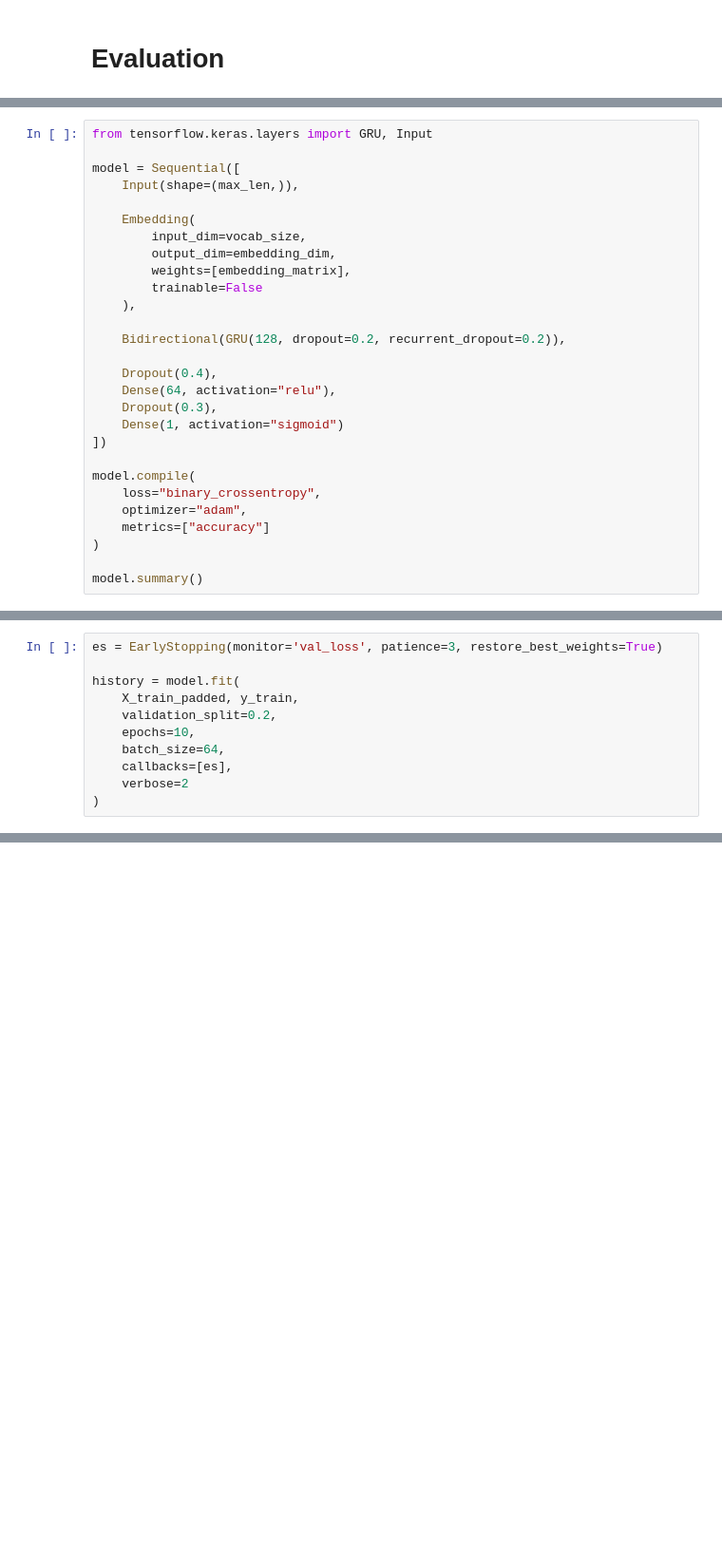
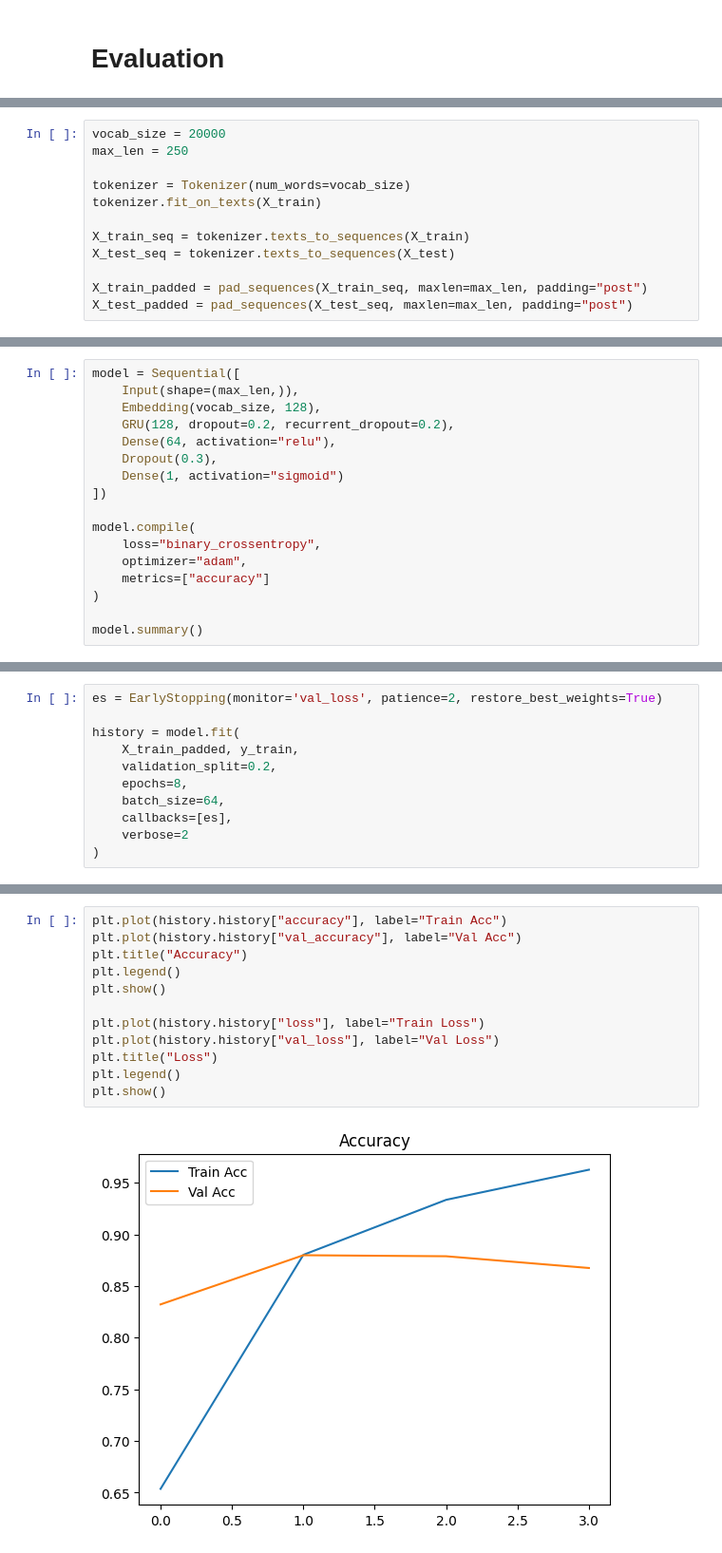
Before and after one commit to HazemmoAlsady/Sentimental_Analysis, a Jupyter notebook: RNN_Project.ipynb, the cells around one changed output, grey strips where cells are left out. Shown at 95% size. Saved outputs shown, nothing was run; the diff lists cells and outputs as text; blank space fills up the shorter version.

```diff
--- a/RNN_Project.ipynb
+++ b/RNN_Project.ipynb
@@ -167 +161,13 @@ NameError: name 'classification_report' is not defined
+# %%
+vocab_size = 20000
+max_len = 250
+
+tokenizer = Tokenizer(num_words=vocab_size)
+tokenizer.fit_on_texts(X_train)
+
+X_train_seq = tokenizer.texts_to_sequences(X_train)
+X_test_seq = tokenizer.texts_to_sequences(X_test)
+
+X_train_padded = pad_sequences(X_train_seq, maxlen=max_len, padding="post")
+X_test_padded = pad_sequences(X_test_seq, maxlen=max_len, padding="post")
 # %% [markdown]
@@ -169,19 +175,8 @@ NameError: name 'classification_report' is not defined
 # %%
-from tensorflow.keras.layers import GRU, Input
-
 model = Sequential([
     Input(shape=(max_len,)),
-
-    Embedding(
-        input_dim=vocab_size,
-        output_dim=embedding_dim,
-        weights=[embedding_matrix],
-        trainable=False
-    ),
-
-    Bidirectional(GRU(128, dropout=0.2, recurrent_dropout=0.2)),
-
-    Dropout(0.4),
+    Embedding(vocab_size, 128),
+    GRU(128, dropout=0.2, recurrent_dropout=0.2),
     Dense(64, activation="relu"),
     Dropout(0.3),
     Dense(1, activation="sigmoid")
@@ -218,10 +210,10 @@ Model: "sequential_27"
 # %%
-es = EarlyStopping(monitor='val_loss', patience=3, restore_best_weights=True)
+es = EarlyStopping(monitor='val_loss', patience=2, restore_best_weights=True)
 
 history = model.fit(
     X_train_padded, y_train,
     validation_split=0.2,
-    epochs=10,
+    epochs=8,
     batch_size=64,
     callbacks=[es],
     verbose=2
@@ -231,0 +230,14 @@ KeyboardInterrupt:
+# %%
+plt.plot(history.history["accuracy"], label="Train Acc")
+plt.plot(history.history["val_accuracy"], label="Val Acc")
+plt.title("Accuracy")
+plt.legend()
+plt.show()
+
+plt.plot(history.history["loss"], label="Train Loss")
+plt.plot(history.history["val_loss"], label="Val Loss")
+plt.title("Loss")
+plt.legend()
+plt.show()
+# %% [output]
+[figure, added]
```
Also changed, not shown: parts of 17 cells of this notebook.
